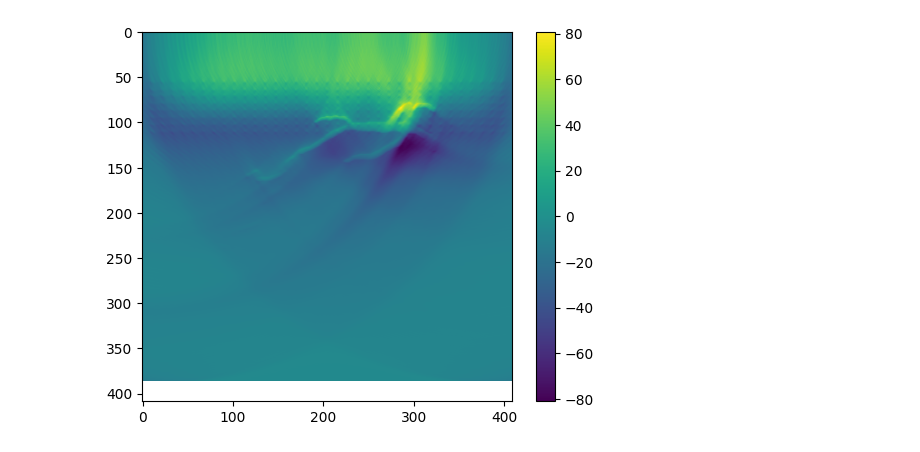
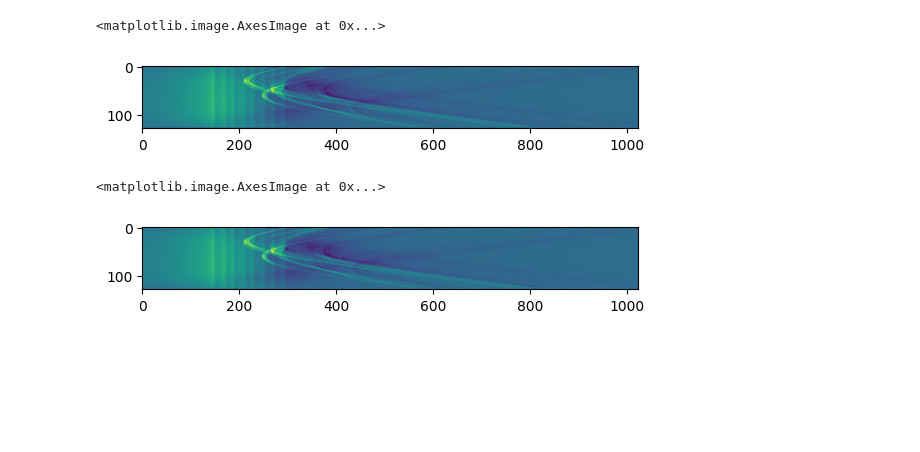
Before and after one commit to ubisemper/simpa_data_toolkit, a Jupyter notebook: TestToolkit.ipynb, the cells around one changed output. Cells and saved outputs as stored; diff of their text form; code cells hidden in the pictures; blank space fills up the shorter version.

```diff
--- a/TestToolkit.ipynb
+++ b/TestToolkit.ipynb
@@ -6,3 +13,7 @@ import SimpaHelper as sh
 # %%
-hdf5_file_path = 'test_structure/61_gt/optical_attenuation_size_frequencyresponse_on_baseline.hdf5'
-simpa_helper = sh.SimpaHelper(hdf5_file_path=hdf5_file_path)
+# path1 = '../results/optical_frequencyresponse.hdf5'
+path2 = 'test_structure/61_gt/optical_attenuation_size_frequencyresponse_on_baseline.hdf5'
+simpa_helper = sh.SimpaHelper(hdf5_file_path=path2)
+sino = simpa_helper.extract_sinogram()
+simpa_helper.reconstruct()
+simpa_helper.visualize_reconstruction()
@@ -15,4 +23,2 @@ simpa_helper.reconstruct()
-# %%
-simpa_helper.visualize_reconstruction()
-# %% [output]
-[figure, removed]
+# %%
+sinogram = simpa_helper.extract_sinogram()
@@ -18,0 +28,10 @@ simpa_helper.visualize_reconstruction()
+# %%
+plt.imshow(sinogram)
+# %% [output]
+<matplotlib.image.AxesImage at 0x...>
+[figure, added]
+# %%
+plt.imshow(noise_sinogram)
+# %% [output]
+<matplotlib.image.AxesImage at 0x...>
+[figure, added]
```
Also changed, not shown: parts of 11 cells of this notebook, 6 other files.
